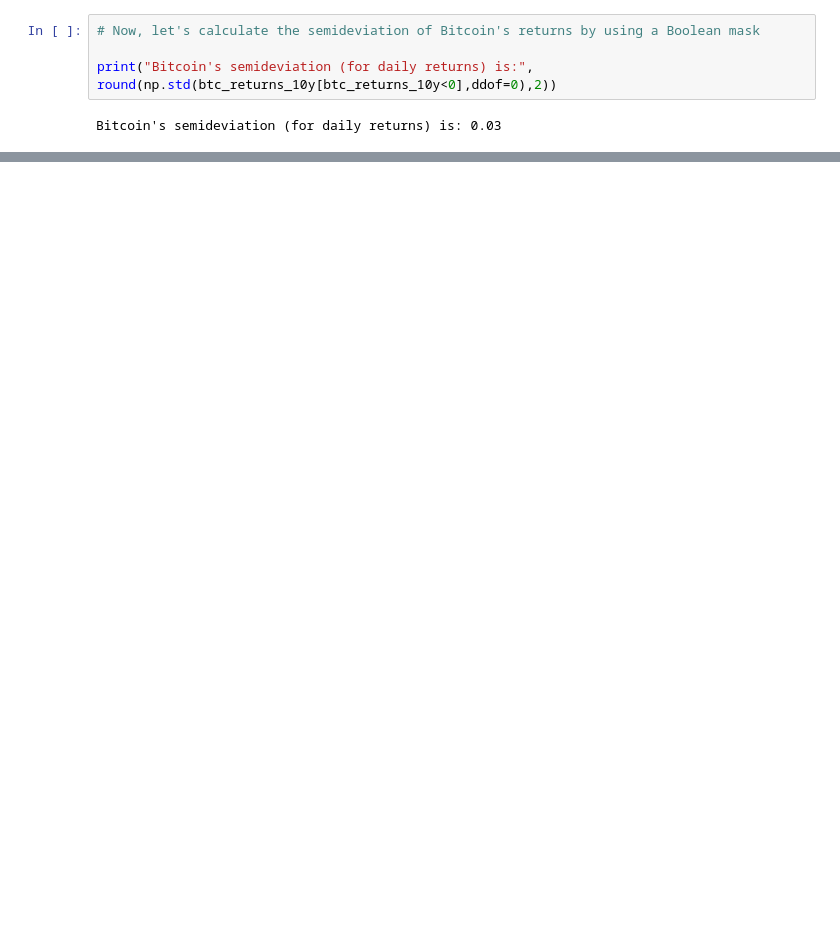
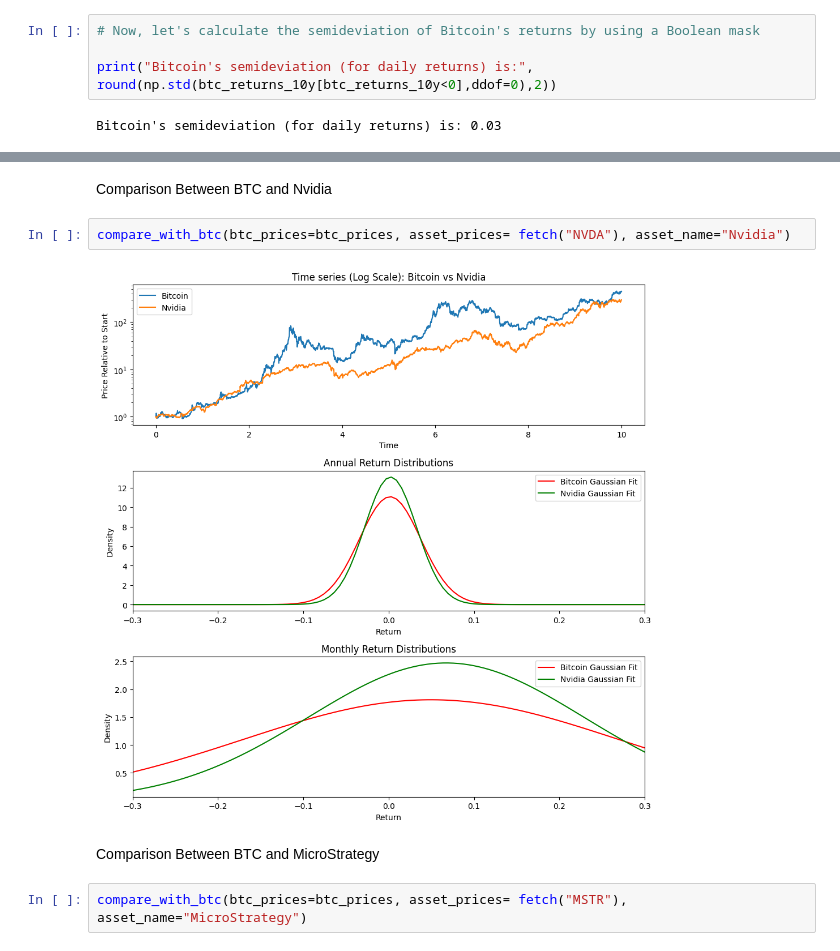
Before and after one commit to SaverioPCapra/University-Homeworks-Projects, a Jupyter notebook: Python Project/python_project.ipynb, the cells around one changed output, grey strips where cells are left out. Cells and saved outputs as stored; diff of their text form; blank space fills up the shorter version.

```diff
--- a/Python Project/python_project.ipynb
+++ b/Python Project/python_project.ipynb
@@ -351,0 +293,10 @@ comparative_stats
+# %% [markdown]
+Comparison Between BTC and Nvidia
+# %%
+compare_with_btc(btc_prices=btc_prices, asset_prices= fetch("NVDA"), asset_name="Nvidia")
+# %% [output]
+[figure, added]
+# %% [markdown]
+Comparison Between BTC and MicroStrategy
+# %%
+compare_with_btc(btc_prices=btc_prices, asset_prices= fetch("MSTR"), asset_name="MicroStrategy")
```
Also changed, not shown: parts of 28 cells of this notebook.
